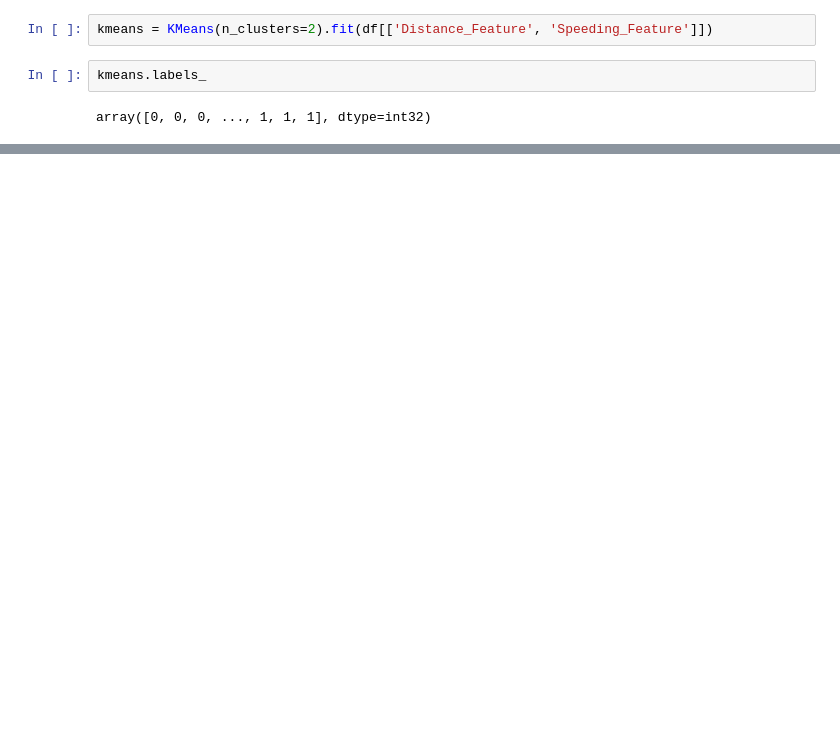
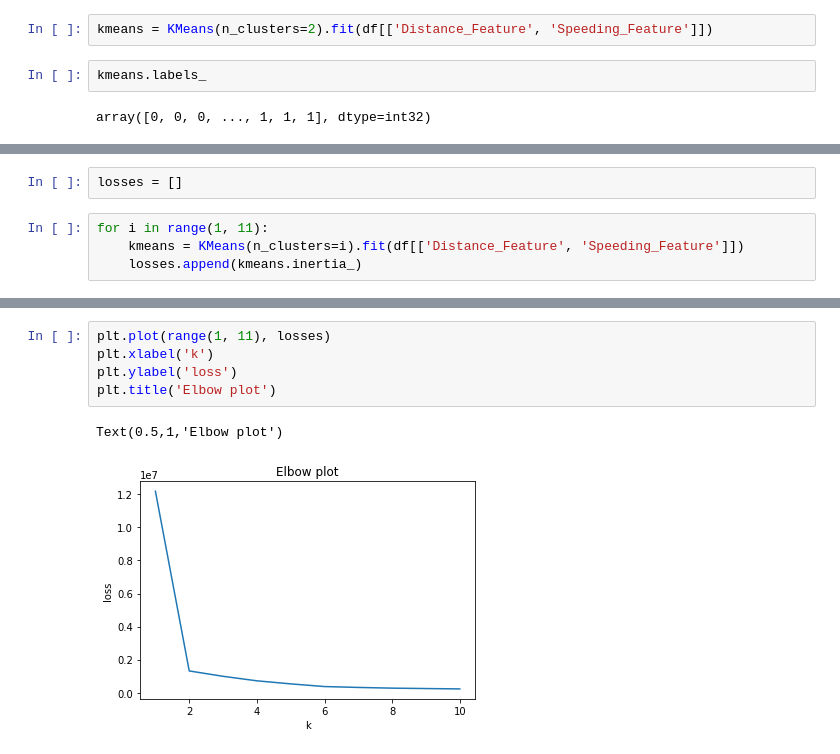
Before and after one commit to mcsml/ml_basics, a Jupyter notebook: clustering.ipynb, the cells around one changed output, grey strips where cells are left out. Saved outputs shown, nothing was run; the diff lists cells and outputs as text; blank space fills up the shorter version.

```diff
--- a/clustering.ipynb
+++ b/clustering.ipynb
@@ -49,0 +64,6 @@ plt.show()
+# %%
+losses = []
+# %%
+for i in range(1, 11):
+    kmeans = KMeans(n_clusters=i).fit(df[['Distance_Feature', 'Speeding_Feature']])
+    losses.append(kmeans.inertia_)
@@ -49,0 +83,8 @@ plt.show()
+# %%
+plt.plot(range(1, 11), losses)
+plt.xlabel('k')
+plt.ylabel('loss')
+plt.title('Elbow plot')
+# %% [output]
+Text(0.5,1,'Elbow plot')
+[figure, added]
```
Also changed, not shown: parts of 11 cells of this notebook.
